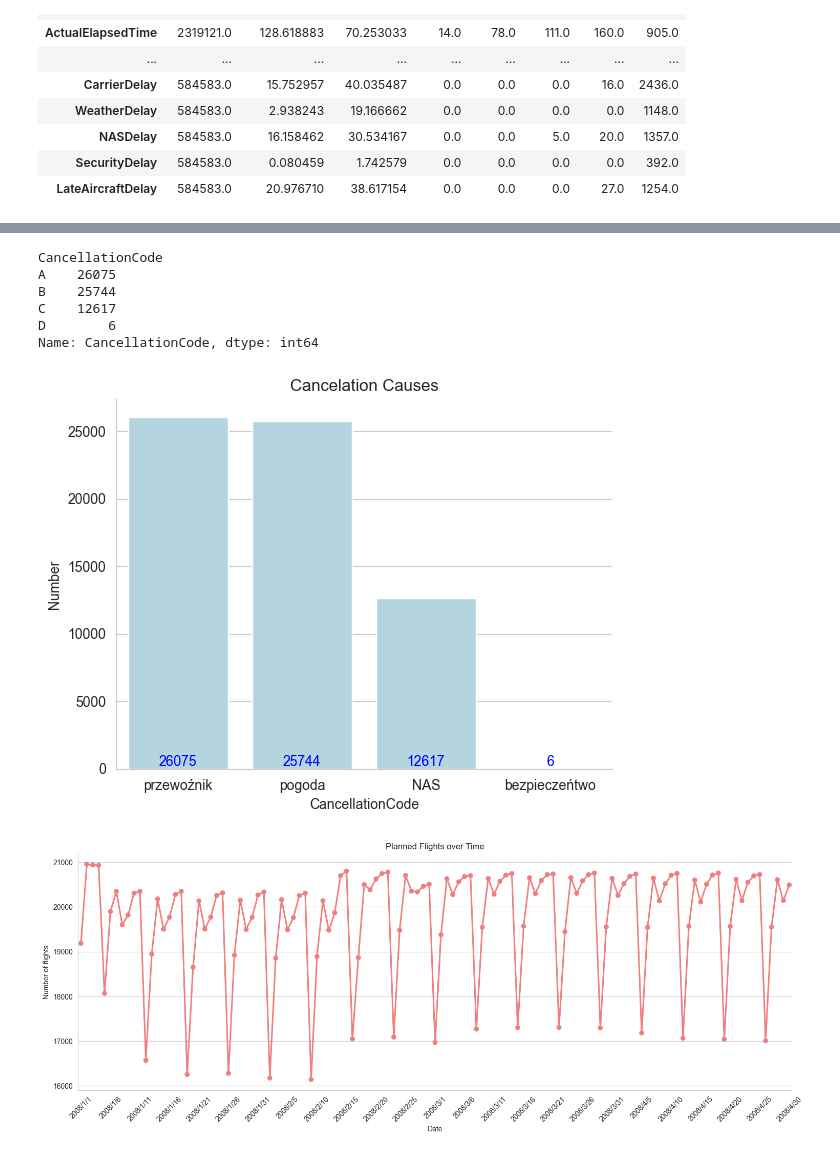
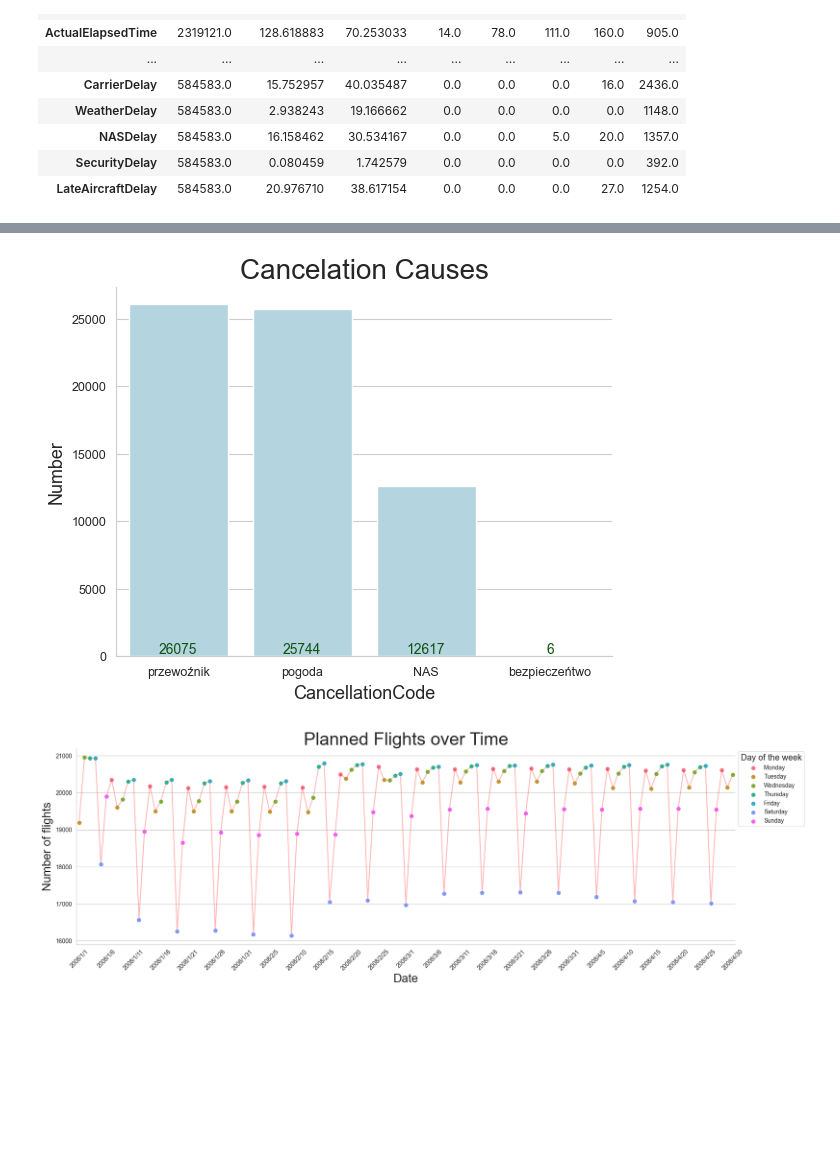
Before and after one commit to Pawlo77/Airline-Perfomrmance-Data-Analysis, a Jupyter notebook: src/eda_Pawel.ipynb, the cells around one changed output, grey strips where cells are left out. Cells and saved outputs as stored; diff of their text form; code cells hidden in the pictures; blank space fills up the shorter version.

```diff
--- a/src/eda_Pawel.ipynb
+++ b/src/eda_Pawel.ipynb
@@ -172,56 +218,75 @@ plt.show()
-# %%
-dt = flights[~(flights["Cancelled"] == 0)].groupby(["CancellationCode"])["CancellationCode"].count()
-dt
-# %% [output]
-CancellationCode
-A    26075
-B    25744
-C    12617
-D        6
-Name: CancellationCode, dtype: int64
 # %%
 title = "Cancelation Causes"
 
-dt = flights[~(flights["Cancelled"] == 0)].groupby(["CancellationCode"])["CancellationCode"].count()
+dt = (
+    flights[~(flights["Cancelled"] == 0)]
+    .groupby(["CancellationCode"])["CancellationCode"]
+    .count()
+)
 dt.name = "Number"
 dt = pd.DataFrame(dt).reset_index()
 
 ax = sns.barplot(dt, x="CancellationCode", y="Number", color="lightblue")
 for i in range(len(dt)):
-    ax.text(i, 200, round(dt.loc[i, "Number"], 1), color='blue', ha='center', size=10)
+    ax.text(
+        i, 200, round(dt.loc[i, "Number"], 1), color="#0f540f", ha="center", size=10
+    )
 
-sns.despine()
 # plt.xticks(rotation=90)
 plt.xticks([0, 1, 2, 3], ["przewoźnik", "pogoda", "NAS", "bezpieczeńtwo"])
-plt.title(title)
-save_fig(title)
-plt.show()
+finish(ax, title)
 # %% [output]
-[figure, old version]
+[figure, new version]
 # %%
 title = "Planned Flights over Time"
 
-dt = flights.groupby(["Year", "Month", "DayofMonth"])["Year"].count()
+labels = ["Monday", "Tuesday", "Wednesday", "Thursday", "Friday", "Saturday", "Sunday"]
+bins = [0, 1, 2, 3, 4, 5, 6, np.inf]
+
+dt = flights.groupby(["Year", "Month", "DayofMonth", "DayOfWeek"])["DayOfWeek"].count()
 dt.name = "Number of flights"
 dt = pd.DataFrame(dt).reset_index()
-dt["Date"] = dt["Year"].astype(str) + "/" + dt["Month"].astype(str) + "/" + dt["DayofMonth"].astype(str)
+dt["Date"] = (
+    dt["Year"].astype(str)
+    + "/"
+    + dt["Month"].astype(str)
+    + "/"
+    + dt["DayofMonth"].astype(str)
+)
+dt["DayOfWeek"] = pd.cut(dt["DayOfWeek"], bins, labels=labels)
 
-plt.figure(figsize=(18, 6))
-ax = sns.lineplot(dt, x="Date", y="Number of flights", color="red")
-ax = sns.pointplot(dt, x="Date", y="Number of flights", color="lightcoral", scale=0.8)
+plt.figure(figsize=(20, 6))
+ax = sns.lineplot(dt, x="Date", y="Number of flights", color="red", alpha=0.3)
+ax = sns.pointplot(
+    dt,
+    x="Date",
+    y="Number of flights",
+    hue="DayOfWeek",
+    scale=0.8,
+    palette=sns.color_palette("husl", 7),
+)
 # ax = sns.barplot(dt, x="Date", y="Number of flights", color="lightblue")
 i = 4
 for label in ax.xaxis.get_ticklabels():
     i += 1
     if i == 5:
         i = 0
         continue
     label.set_visible(False)
 
+
+plt.legend(
+    loc="upper left",
+    bbox_to_anchor=(1, 1),
+    title="Day of the week",
+    title_fontsize="x-large",
+)
+plt.xticks(rotation=45)
 sns.despine()
-plt.xticks(rotation=45)
-plt.title(title)
+ax.xaxis.label.set_size(20)
+ax.yaxis.label.set_size(20)
+plt.title(title, size=30)
 save_fig(title)
 plt.show()
 # %% [output]
-[figure, old version]
+[figure, new version]
```
Also changed, not shown: parts of 11 cells of this notebook, 13 other files.
